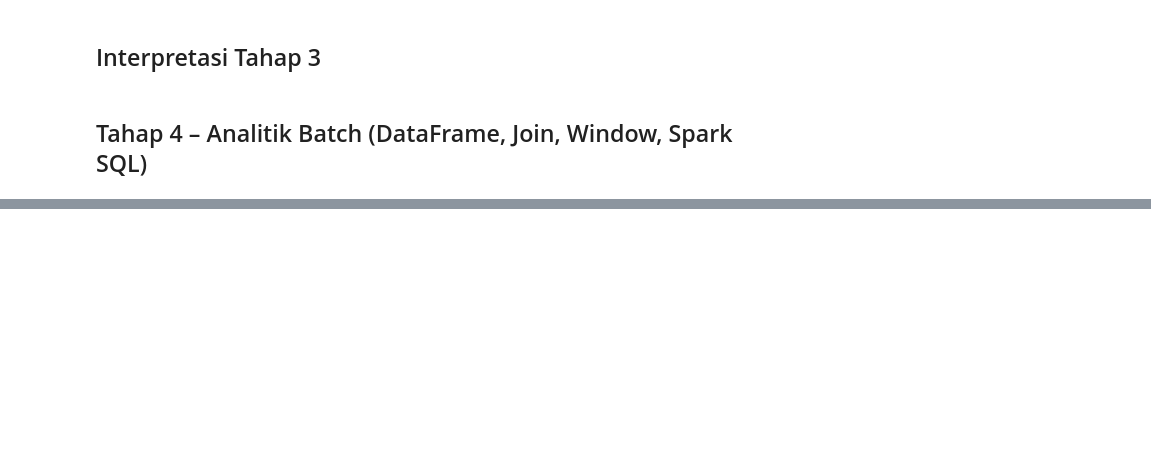
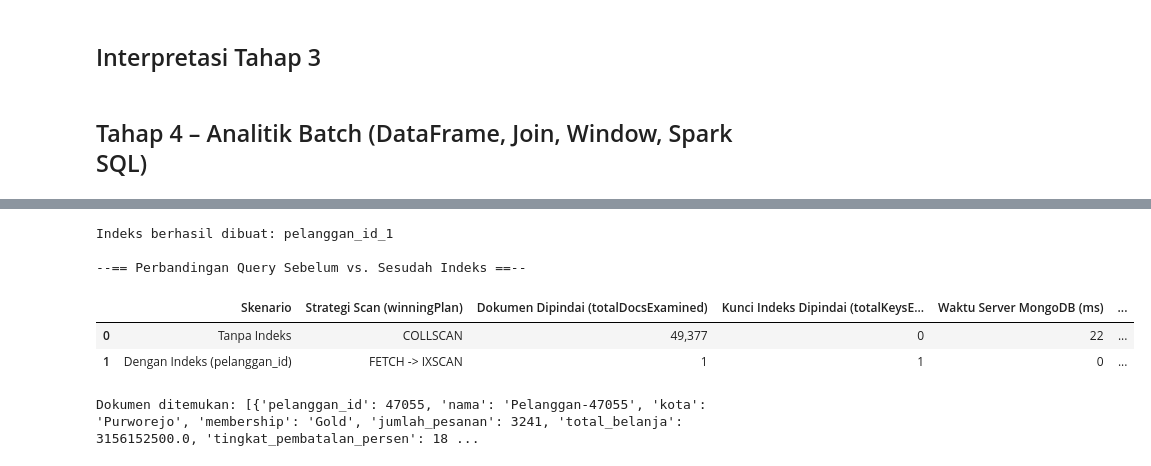
Before and after one commit to cahyoadi-hash/Practic-Big-data, a Jupyter notebook: proyek-akhir/2505060034_Cahyo Adi Nugroho_Proyek.ipynb, the cells around one changed output, grey strips where cells are left out. Drawn from its saved outputs; the diff is of its cells as text; code cells hidden in the pictures; blank space fills up the shorter version.

```diff
--- a/proyek-akhir/2505060034_Cahyo Adi Nugroho_Proyek.ipynb
+++ b/proyek-akhir/2505060034_Cahyo Adi Nugroho_Proyek.ipynb
@@ -1121,0 +1316,65 @@ print("--== Profil Pelanggan Berisiko Pergi Berdasarkan Kota ==--")
+# %%
+import time
+
+def baca_stage_plan(plan):
+    if "inputStage" in plan:
+        return f"{plan['stage']} -> {baca_stage_plan(plan['inputStage'])}"
+    return plan.get("stage", "-")
+
+target_id = 47055  # Pelanggan dengan monetary tertinggi dari Analisis F
+
+# 1. Pengujian TANPA indeks pada pelanggan_id
+koleksi_profil.drop_indexes()
+
+t0 = time.perf_counter()
+hasil_tanpa = list(koleksi_profil.find({"pelanggan_id": target_id}, {"_id": 0}))
+waktu_tanpa_ms = (time.perf_counter() - t0) * 1000
+
+explain_tanpa = koleksi_profil.find({"pelanggan_id": target_id}).explain()
+stats_tanpa = explain_tanpa["executionStats"]
+stage_tanpa = baca_stage_plan(explain_tanpa["queryPlanner"]["winningPlan"])
+
+# 2. Buat indeks pada pelanggan_id
+nama_indeks = koleksi_profil.create_index("pelanggan_id")
+print(f"Indeks berhasil dibuat: {nama_indeks}")
+
+# 3. Pengujian DENGAN indeks pada pelanggan_id
+t1 = time.perf_counter()
+hasil_dengan = list(koleksi_profil.find({"pelanggan_id": target_id}, {"_id": 0}))
+waktu_dengan_ms = (time.perf_counter() - t1) * 1000
+
+explain_dengan = koleksi_profil.find({"pelanggan_id": target_id}).explain()
+stats_dengan = explain_dengan["executionStats"]
+stage_dengan = baca_stage_plan(explain_dengan["queryPlanner"]["winningPlan"])
+
+# 4. Sajikan tabel perbandingan
+tabel_indeks = pd.DataFrame([
+    {
+        "Skenario": "Tanpa Indeks",
+        "Strategi Scan (winningPlan)": stage_tanpa,
+        "Dokumen Dipindai (totalDocsExamined)": f"{stats_tanpa['totalDocsExamined']:,}",
+        "Kunci Indeks Dipindai (totalKeysExamined)": f"{stats_tanpa['totalKeysExamined']:,}",
+        "Waktu Server MongoDB (ms)": stats_tanpa["executionTimeMillis"],
+        "Waktu End-to-End Python (ms)": __builtins__.round(waktu_tanpa_ms, 3)
+    },
+    {
+        "Skenario": "Dengan Indeks (pelanggan_id)",
+        "Strategi Scan (winningPlan)": stage_dengan,
+        "Dokumen Dipindai (totalDocsExamined)": f"{stats_dengan['totalDocsExamined']:,}",
+        "Kunci Indeks Dipindai (totalKeysExamined)": f"{stats_dengan['totalKeysExamined']:,}",
+        "Waktu Server MongoDB (ms)": stats_dengan["executionTimeMillis"],
+        "Waktu End-to-End Python (ms)": __builtins__.round(waktu_dengan_ms, 3)
+    }
+])
+
+print("\n--== Perbandingan Query Sebelum vs. Sesudah Indeks ==--")
+display(tabel_indeks)
+print("Dokumen ditemukan:", hasil_dengan)
+# %% [output]
+Indeks berhasil dibuat: pelanggan_id_1
+
+--== Perbandingan Query Sebelum vs. Sesudah Indeks ==--
+|  | Skenario | Strategi Scan (winningPlan) | Dokumen Dipindai (totalDocsExamined) | Kunci Indeks Dipindai (totalKeysE... | Waktu Server MongoDB (ms) | ... |
+| 0 | Tanpa Indeks | COLLSCAN | 49,377 | 0 | 22 | ... |
+| 1 | Dengan Indeks (pelanggan_id) | FETCH -> IXSCAN | 1 | 1 | 0 | ... |
+Dokumen ditemukan: [{'pelanggan_id': 47055, 'nama': 'Pelanggan-47055', 'kota': 'Purworejo', 'membership': 'Gold', 'jumlah_pesanan': 3241, 'total_belanja': 3156152500.0, 'tingkat_pembatalan_persen': 18 ...
```
Also changed, not shown: parts of 16 cells of this notebook.
